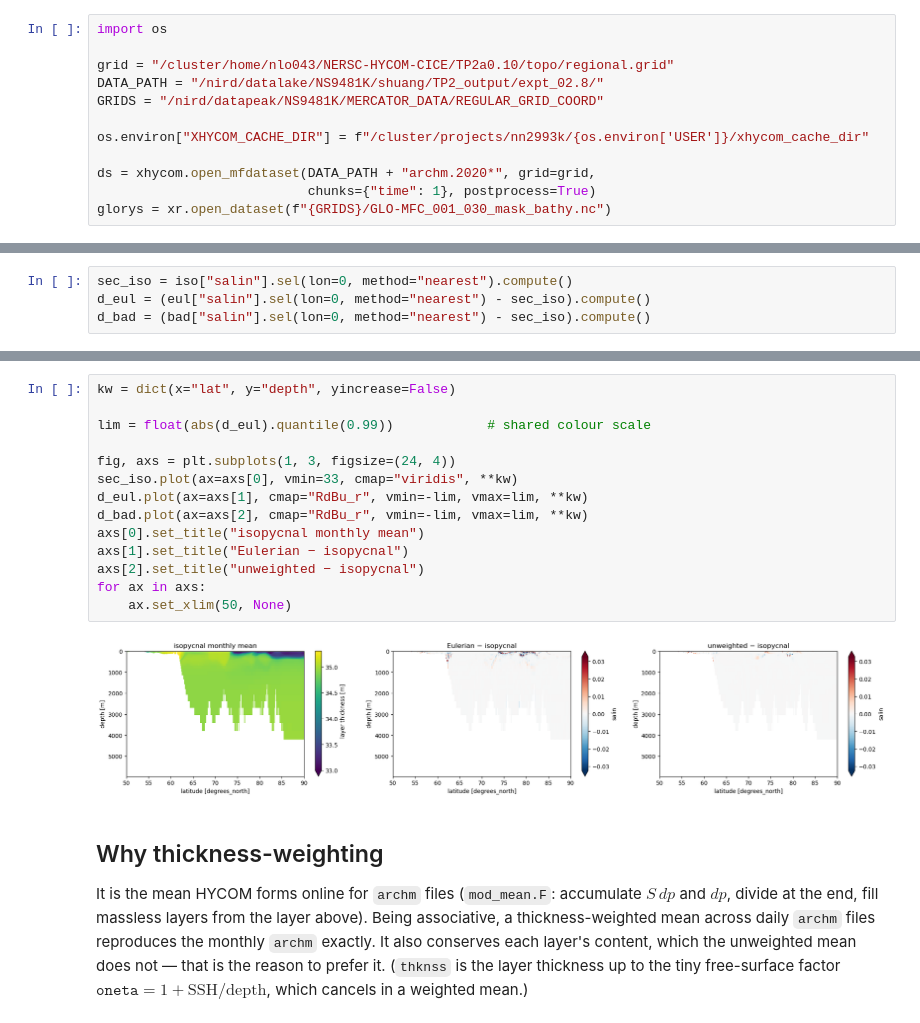
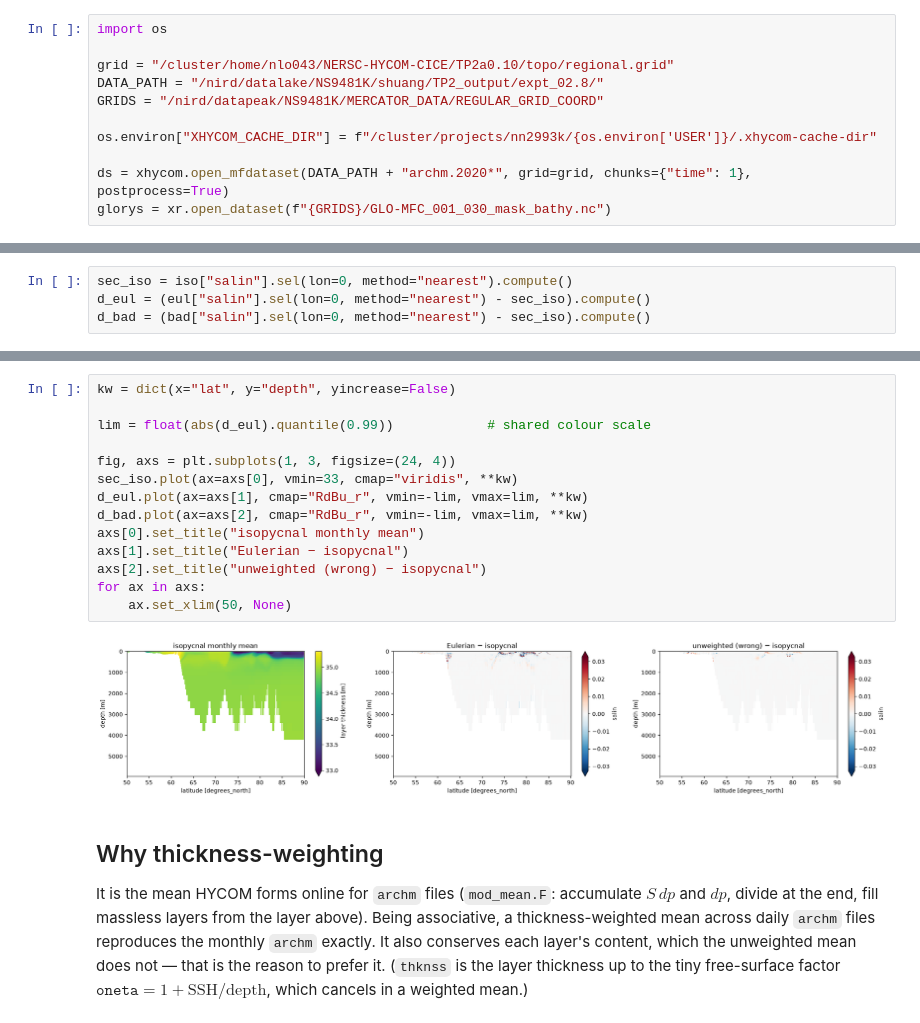
Before and after one commit to nansencenter/xhycom, a Jupyter notebook: docs/time-averaging.ipynb, the cells around one changed output, grey strips where cells are left out. Drawn from its saved outputs; the diff is of its cells as text.

```diff
--- a/docs/time-averaging.ipynb
+++ b/docs/time-averaging.ipynb
@@ -24,9 +25,8 @@ grid = "/cluster/home/nlo043/NERSC-HYCOM-CICE/TP2a0.10/topo/regional.grid"
 DATA_PATH = "/nird/datalake/NS9481K/shuang/TP2_output/expt_02.8/"
 GRIDS = "/nird/datapeak/NS9481K/MERCATOR_DATA/REGULAR_GRID_COORD"
 
-os.environ["XHYCOM_CACHE_DIR"] = f"/cluster/projects/nn2993k/{os.environ['USER']}/xhycom_cache_dir"
+os.environ["XHYCOM_CACHE_DIR"] = f"/cluster/projects/nn2993k/{os.environ['USER']}/.xhycom-cache-dir"
 
-ds = xhycom.open_mfdataset(DATA_PATH + "archm.2020*", grid=grid,
-                           chunks={"time": 1}, postprocess=True)
+ds = xhycom.open_mfdataset(DATA_PATH + "archm.2020*", grid=grid, chunks={"time": 1}, postprocess=True)
 glorys = xr.open_dataset(f"{GRIDS}/GLO-MFC_001_030_mask_bathy.nc")
 # %% [markdown]
@@ -94,19 +86,19 @@ Attributes:
 # %%
 kw = dict(x="lat", y="depth", yincrease=False)
 
 lim = float(abs(d_eul).quantile(0.99))            # shared colour scale
 
 fig, axs = plt.subplots(1, 3, figsize=(24, 4))
 sec_iso.plot(ax=axs[0], vmin=33, cmap="viridis", **kw)
 d_eul.plot(ax=axs[1], cmap="RdBu_r", vmin=-lim, vmax=lim, **kw)
 d_bad.plot(ax=axs[2], cmap="RdBu_r", vmin=-lim, vmax=lim, **kw)
 axs[0].set_title("isopycnal monthly mean")
 axs[1].set_title("Eulerian − isopycnal")
-axs[2].set_title("unweighted − isopycnal")
+axs[2].set_title("unweighted (wrong) − isopycnal")
 for ax in axs:
     ax.set_xlim(50, None)
 # %% [output]
-[figure, old version]
+[figure, new version]
 # %% [markdown]
 ## Why thickness-weighting
 
```
Also changed, not shown: parts of 5 cells of this notebook, 2 other files.
